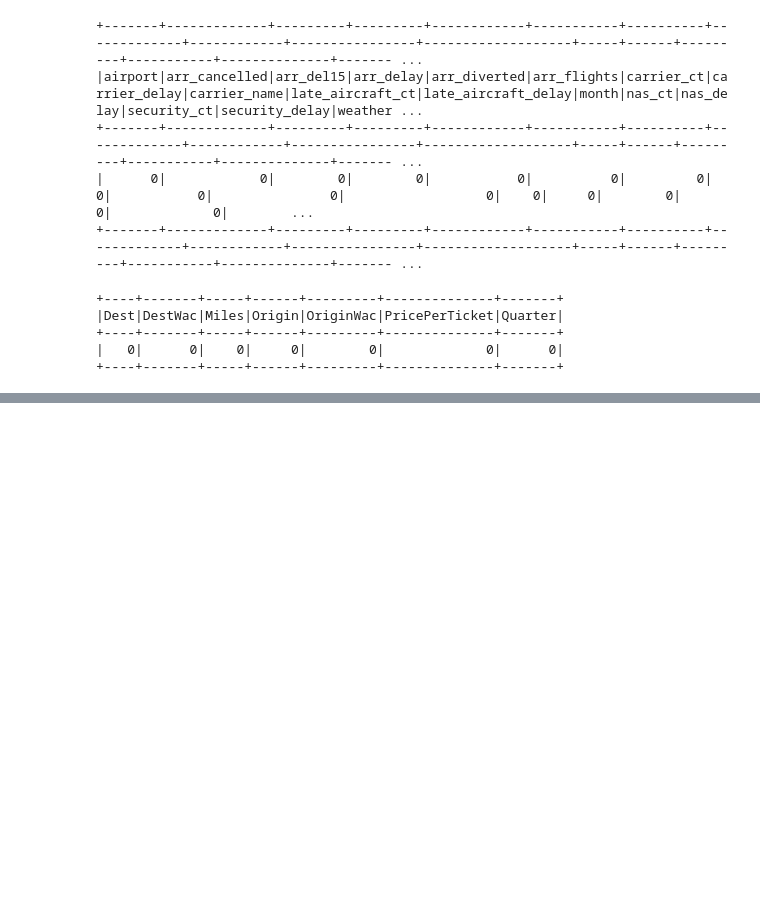
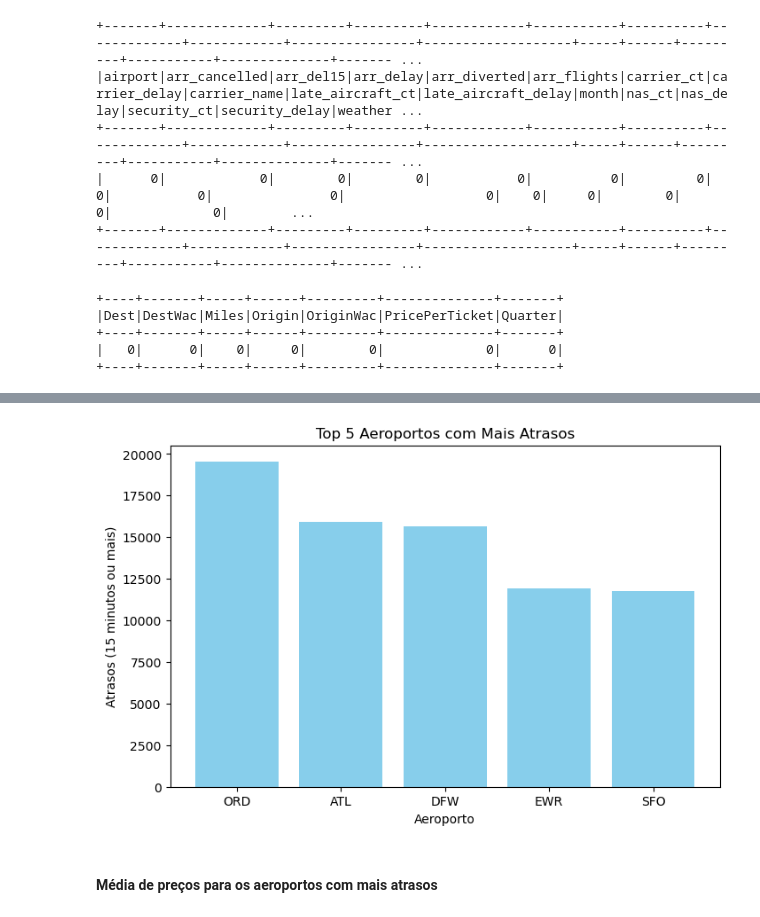
Before and after one commit to vfsas3/Predicting-flight-cancelation-delay-rate-, a Jupyter notebook: projeto.ipynb, the cells around one changed output, grey strips where cells are left out. Saved outputs shown, nothing was run; the diff lists cells and outputs as text; code cells hidden in the pictures; blank space fills up the shorter version.

```diff
--- a/projeto.ipynb
+++ b/projeto.ipynb
@@ -51,6 +54,7 @@ None
 # %%
 df_atrasos = df_atrasos.drop("carrier","airport_name","FLIGHT_NUM","ORIGIN_SEQ_ID","DEST_SEQ_ID","DEP_TIME","ARR_TIME","WEATHER_DELAY", "_id")
 df_atrasos = df_atrasos.filter(df_atrasos["year"] == 2018)
+df_atrasos = df_atrasos.filter((df_atrasos["month"] >= 7) & (df_atrasos["month"] <= 9))
 
 df_atrasos = df_atrasos.dropna()
 
@@ -81,3 +85,9 @@ null_voos.show()
 +----+-------+-----+------+---------+--------------+-------+
 |   0|      0|    0|     0|        0|             0|      0|
 +----+-------+-----+------+---------+--------------+-------+
+# %%
+df_atrasos = df_atrasos.withColumn("index", monotonically_increasing_id())
+
+window_spec = Window.orderBy("airport")
+
+df_atrasos = df_atrasos.withColumn("index", row_number().over(window_spec) - 1)
@@ -83,0 +98,9 @@ null_voos.show()
+# %%
+top5_delays = (
+    df_atrasos.groupBy("airport")
+    .agg(sum("arr_del15").alias("total_delays"))
+    .orderBy(col("total_delays").desc())
+    .limit(5)
+)
+
+top5_delays.show()
@@ -83,0 +117,13 @@ null_voos.show()
+# %%
+top5_delays_pandas = top5_delays.toPandas()
+
+plt.figure(figsize=(8, 5))
+plt.bar(top5_delays_pandas["airport"], top5_delays_pandas["total_delays"], color="skyblue")
+plt.xlabel("Aeroporto")
+plt.ylabel("Atrasos (15 minutos ou mais)")
+plt.title("Top 5 Aeroportos com Mais Atrasos")
+plt.show()
+# %% [output]
+[figure, added]
+# %% [markdown]
+#### Média de preços para os aeroportos com mais atrasos
```
Also changed, not shown: parts of 7 cells of this notebook.
